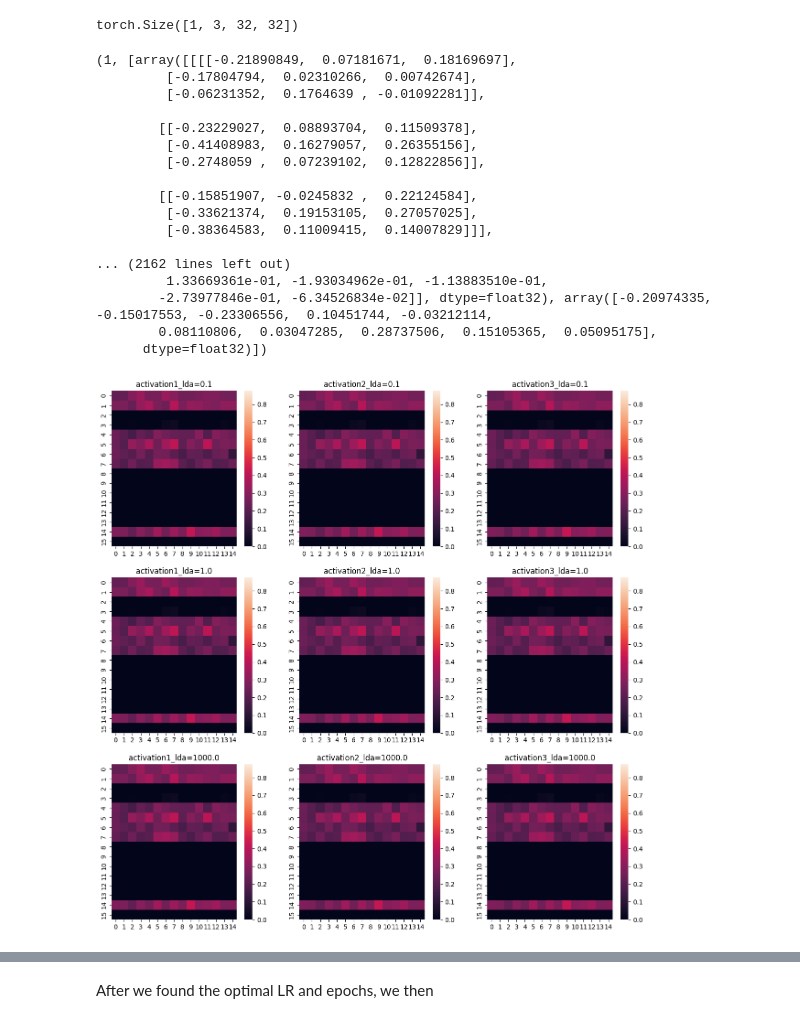
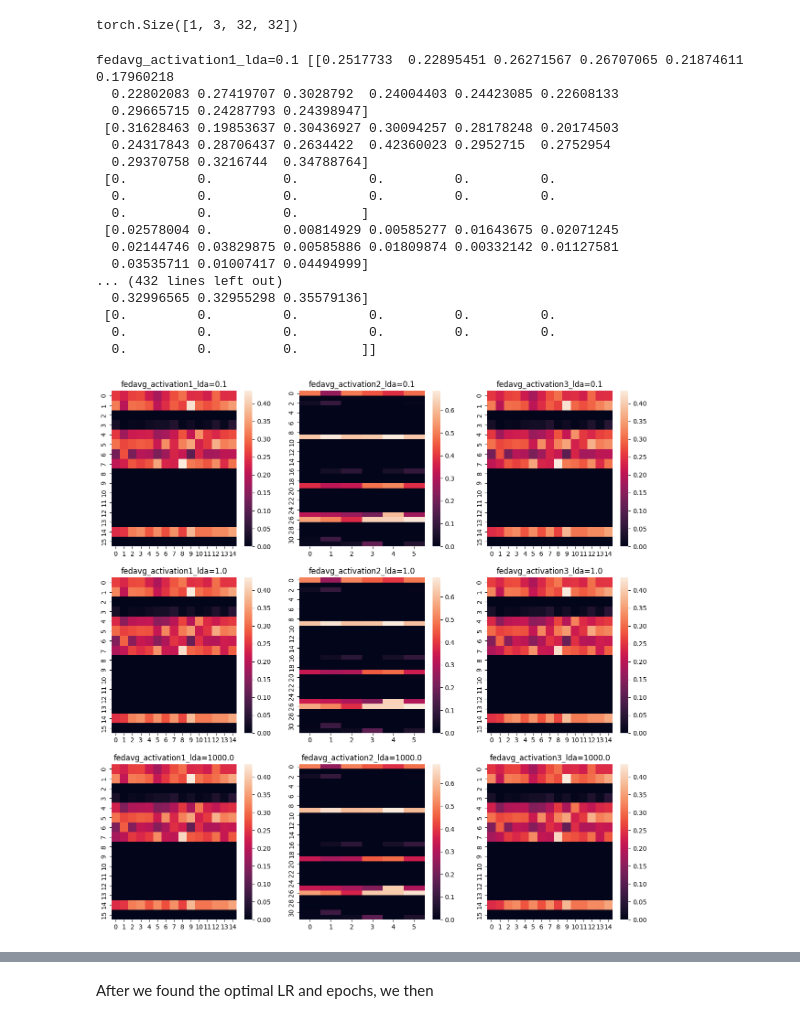
Before and after one commit to Tyv217/L361-Federated-Learning, a Jupyter notebook: projects/project.ipynb, the cells around one changed output, grey strips where cells are left out. Cells and saved outputs as stored; diff of their text form; code cells hidden in the pictures.

```diff
--- a/projects/project.ipynb
+++ b/projects/project.ipynb
@@ -1655,7 +1654,7 @@ optimal_fedavg_epoch = 8
 # %%
 # Search through hyperparameter values
 fifty_round_hist_fedavg = {}
-num_rounds = 3
+num_rounds = 50
 
 for i in range(len(lda_concentrations)):
 
@@ -1733,52 +1732,57 @@ torch.Size([1, 3, 32, 32])
 # %%
 import seaborn as sns
 
 fig, axs = plt.subplots(3, 3, figsize=(15, 15))
 # Adjust layout to prevent overlapping
-vmin = 100000
-vmax = -100000
+vmax = {"activation1": 0, "activation2": 0, "activation3": 0}
 activations_list = []
 noise = torch.rand_like(sample)
 for i in range(len(lda_concentrations)):
   params = fifty_round_hist_fedavg[lda_concentration_string[i]][0][-1]
   params = params[1]
   generator = get_network_generator_cnn()
   # params = parameters_to_ndarrays(params)
   model = set_model_parameters(generator(), params)
   activations = model.get_activations(noise)
   for key, val in activations.items():
     val = np.mean(val[0], axis=-1)
-    vmin = min(vmin, np.min(val))
-    vmax = max(vmax, np.max(val))
-    activations_list.append((key + "_lda=" + str(lda_concentrations[i]), val))
+    curr_max = np.max(val)
+
+    if key in vmax.keys():
+      vmax[key] = curr_max
+    else:
+      vmax[key] = max(curr_max, vmax[key])
+
+    activations_list.append((key, f"fedavg_{key}_lda=" + str(lda_concentrations[i]), val))
+    print(f"fedavg_{key}_lda=" + str(lda_concentrations[i]), val)
 
 j = 0
-for (name, activation) in activations_list:
+for (key, name, activation) in activations_list:
   ax = axs.flat[j]
   j += 1
   # print(name)
   # print(val)
-  sns.heatmap(val, vmin = vmin, vmax = vmax, ax = ax)
+  sns.heatmap(activation, vmin = 0, vmax = vmax[key], ax = ax)
   # break
   ax.set_title(name)
 
 plt.show()
 # %% [output]
-(1, [array([[[[-0.21890849,  0.07181671,  0.18169697],
-         [-0.17804794,  0.02310266,  0.00742674],
-         [-0.06231352,  0.1764639 , -0.01092281]],
-
-        [[-0.23229027,  0.08893704,  0.11509378],
-         [-0.41408983,  0.16279057,  0.26355156],
-         [-0.2748059 ,  0.07239102,  0.12822856]],
-
-        [[-0.15851907, -0.0245832 ,  0.22124584],
-         [-0.33621374,  0.19153105,  0.27057025],
-         [-0.38364583,  0.11009415,  0.14007829]]],
-
-... (2162 lines left out)
-         1.33669361e-01, -1.93034962e-01, -1.13883510e-01,
-        -2.73977846e-01, -6.34526834e-02]], dtype=float32), array([-0.20974335, -0.15017553, -0.23306556,  0.10451744, -0.03212114,
-        0.08110806,  0.03047285,  0.28737506,  0.15105365,  0.05095175],
-      dtype=float32)])
+fedavg_activation1_lda=0.1 [[0.2517733  0.22895451 0.26271567 0.26707065 0.21874611 0.17960218
+  0.22802083 0.27419707 0.3028792  0.24004403 0.24423085 0.22608133
+  0.29665715 0.24287793 0.24398947]
+ [0.31628463 0.19853637 0.30436927 0.30094257 0.28178248 0.20174503
+  0.24317843 0.28706437 0.2634422  0.42360023 0.2952715  0.2752954
+  0.29370758 0.3216744  0.34788764]
+ [0.         0.         0.         0.         0.         0.
+  0.         0.         0.         0.         0.         0.
+  0.         0.         0.        ]
+ [0.02578004 0.         0.00814929 0.00585277 0.01643675 0.02071245
+  0.02144746 0.03829875 0.00585886 0.01809874 0.00332142 0.01127581
+  0.03535711 0.01007417 0.04494999]
+... (432 lines left out)
+  0.32996565 0.32955298 0.35579136]
+ [0.         0.         0.         0.         0.         0.
+  0.         0.         0.         0.         0.         0.
+  0.         0.         0.        ]]
-[figure, old version]
+[figure, new version]
```
Also changed, not shown: parts of 20 cells of this notebook.
